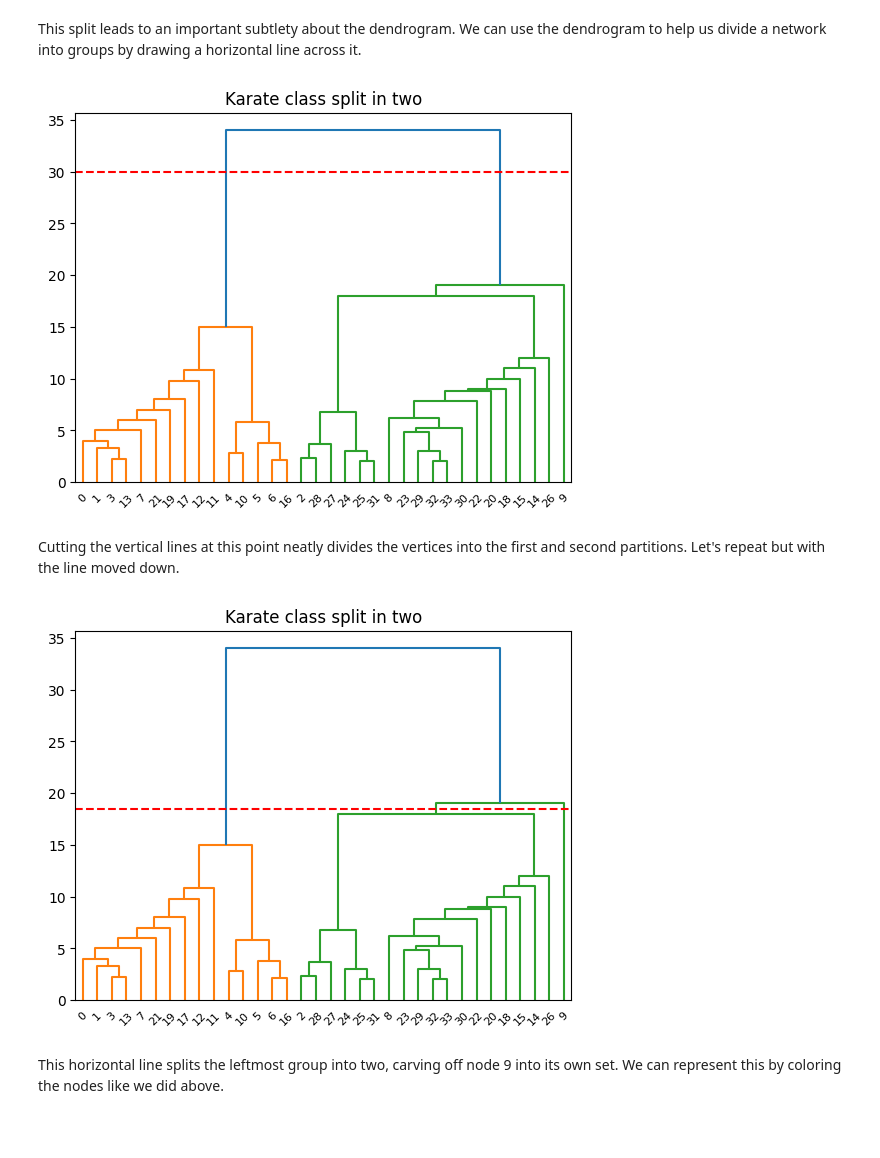
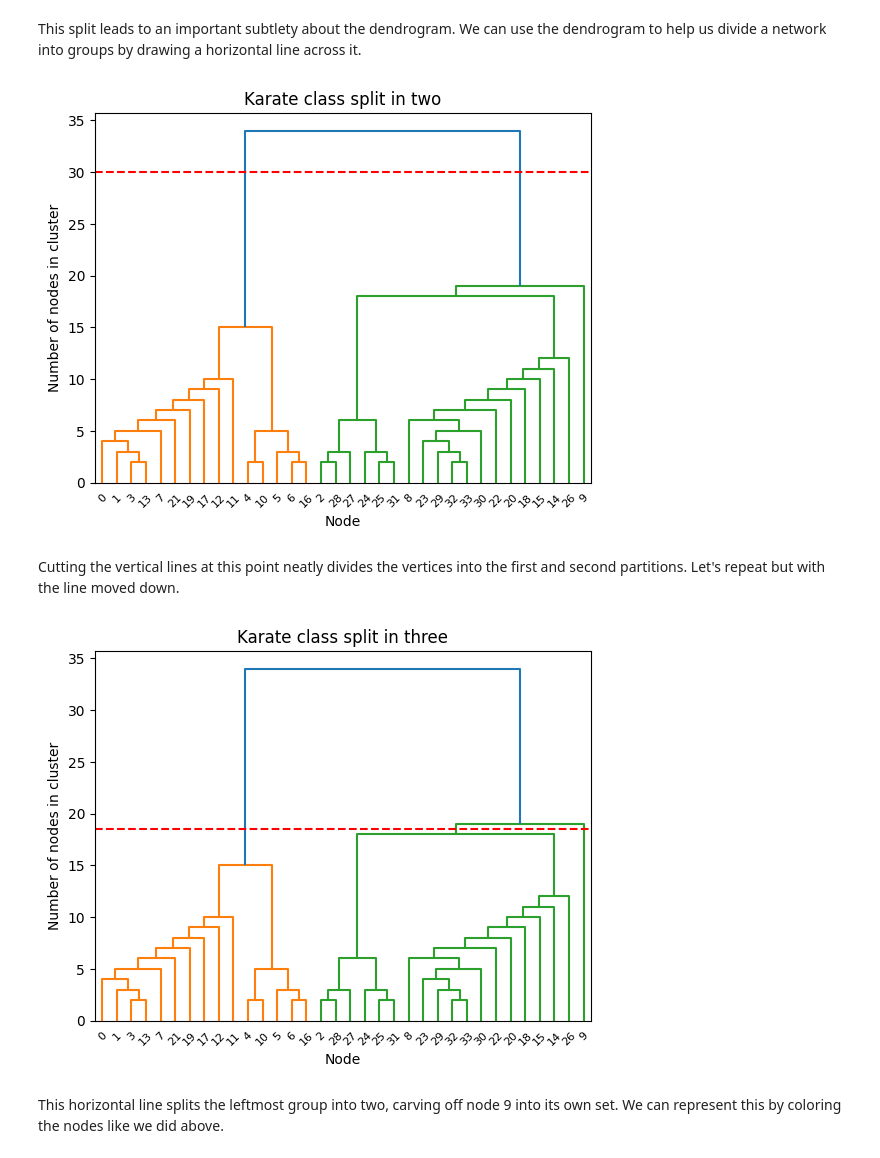
Before and after one commit to MichaelAGoodrich/cs575-homework-1-fall-2025, a Jupyter notebook: src/homework/girvan_newman_partitions_homework.ipynb, the cells around one changed output. Drawn from its saved outputs; the diff is of its cells as text; code cells hidden in the pictures; blank space fills up the shorter version.

Commit message:
Annotated the second dendrogram handler

```diff
--- a/src/homework/girvan_newman_partitions_homework.ipynb
+++ b/src/homework/girvan_newman_partitions_homework.ipynb
@@ -217,7 +216,7 @@ _ = show_graph(G, title="Line graph", plot_style = "SPRING")
 # %% [markdown]
 We'll plot the dendrogram and then explore what it tells us.
 # %%
-from dendrogram_handler import DendrogramHandler
+from dendrogram_handler_v2 import DendrogramHandler
 from scipy.cluster.hierarchy import dendrogram # type: ignore
 
 def show_dendrogram(G: nx.Graph,
@@ -229,6 +228,8 @@ def show_dendrogram(G: nx.Graph,
     #plt.figure(figureNumber);plt.clf()
     dendrogram(Z, labels=ZLabels)
     plt.title(title)
+    plt.xlabel("Node")
+    plt.ylabel("Number of nodes in cluster")
     del myHandler
 
 show_dendrogram(G)
@@ -326,15 +327,15 @@ show_dendrogram(karate_class,
                 title = "Karate class split in two")
 _ = plt.axhline(y=30, color='r', linestyle='--')
 # %% [output]
-[figure, old version]
+[figure, new version]
 # %% [markdown]
 Cutting the vertical lines at this point neatly divides the vertices into the first and second partitions. Let's repeat but with the line moved down.
 # %%
 show_dendrogram(karate_class,
-                title = "Karate class split in two")
+                title = "Karate class split in three")
 _ = plt.axhline(y=18.5, color='r', linestyle='--')
 # %% [output]
-[figure, old version]
+[figure, new version]
 # %% [markdown]
 This horizontal line splits the leftmost group into two, carving off node 9 into its own set. We can represent this by coloring the nodes like we did above.
 # %%
```
Also changed, not shown: parts of 11 cells of this notebook, 3 other files.
